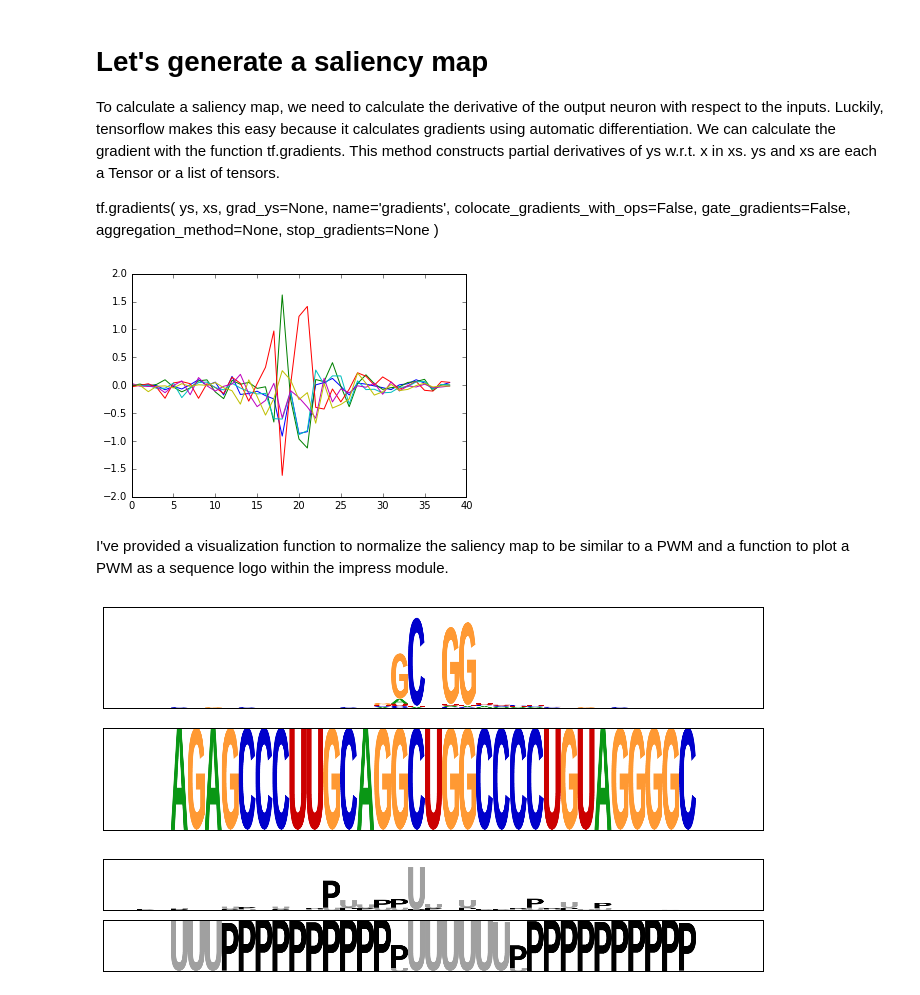
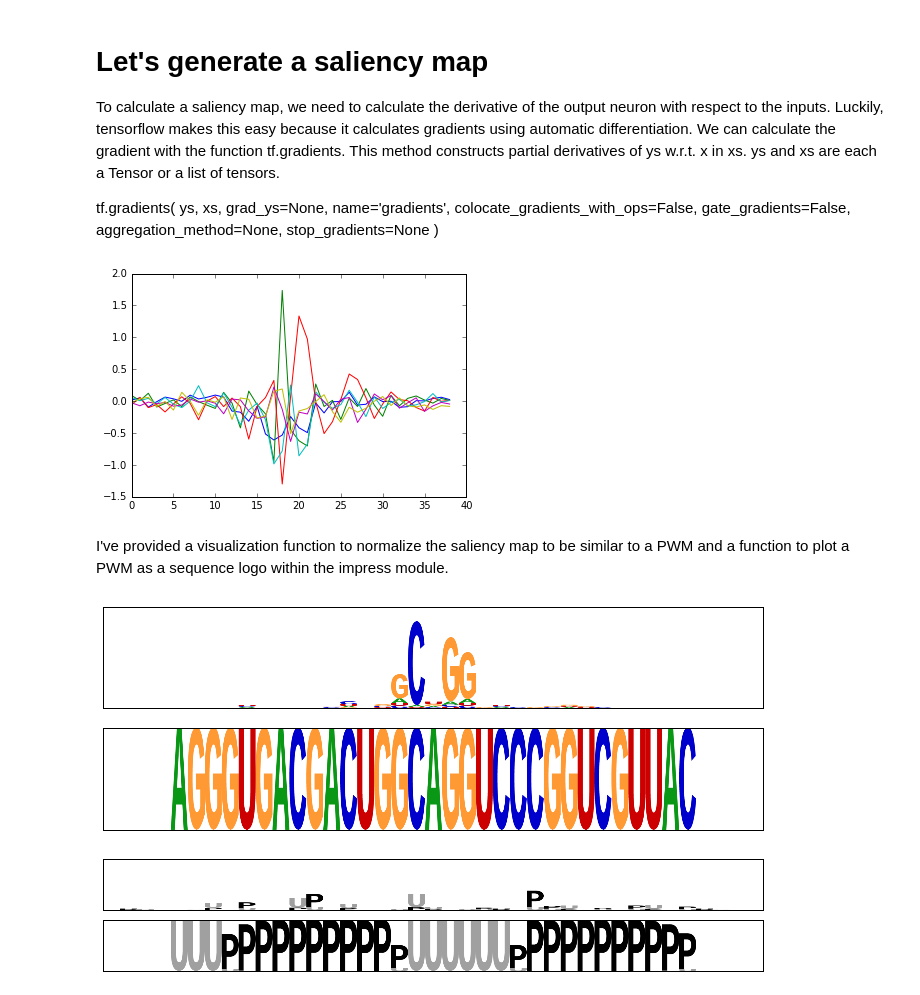
Before and after one commit to p-koo/tensorflow_tutorial_genomics, a Jupyter notebook: tutorials_tensorflow/Notebook_CNN_RNAcompete.ipynb, the cells around one changed output. Saved outputs shown, nothing was run; the diff lists cells and outputs as text; code cells hidden in the pictures.

```diff
--- a/tutorials_tensorflow/Notebook_CNN_RNAcompete.ipynb
+++ b/tutorials_tensorflow/Notebook_CNN_RNAcompete.ipynb
@@ -370,22 +370,22 @@ tf.gradients(
 # %%
 # let's get the highest predicted sequence
 max_index = np.argsort(test_predict[:,0])[::-1]
 
 # get sequence
-index = 1
+index = 0
 X = np.expand_dims(X_test[max_index[index]], axis=0)
 
 # calculate the gradients to the inputs
 grad_to_inputs = tf.gradients(predictions, inputs)
 
 # run the session to calculate the saliency map for a given sequence X
 backprop_saliency = sess.run(grad_to_inputs, feed_dict={inputs: X,
                                                         keep_prob_conv: 1.0,
                                                         keep_prob_dense: 1.0})
 
 plt.plot(np.squeeze(backprop_saliency[0]));
 # %% [output]
-[figure, old version]
+[figure, new version]
 # %% [markdown]
 I've provided a visualization function to normalize the saliency map to be similar to a PWM and a function to plot a PWM as a sequence logo within the impress module.
 # %%
@@ -430,5 +430,5 @@ plt.imshow(seq)
 plt.xticks([]);
 plt.yticks([]);
 # %% [output]
-[figure, old version]
+[figure, new version]
-[figure, old version]
+[figure, new version]
```
Also changed, not shown: parts of 5 cells of this notebook, 34 other files.
